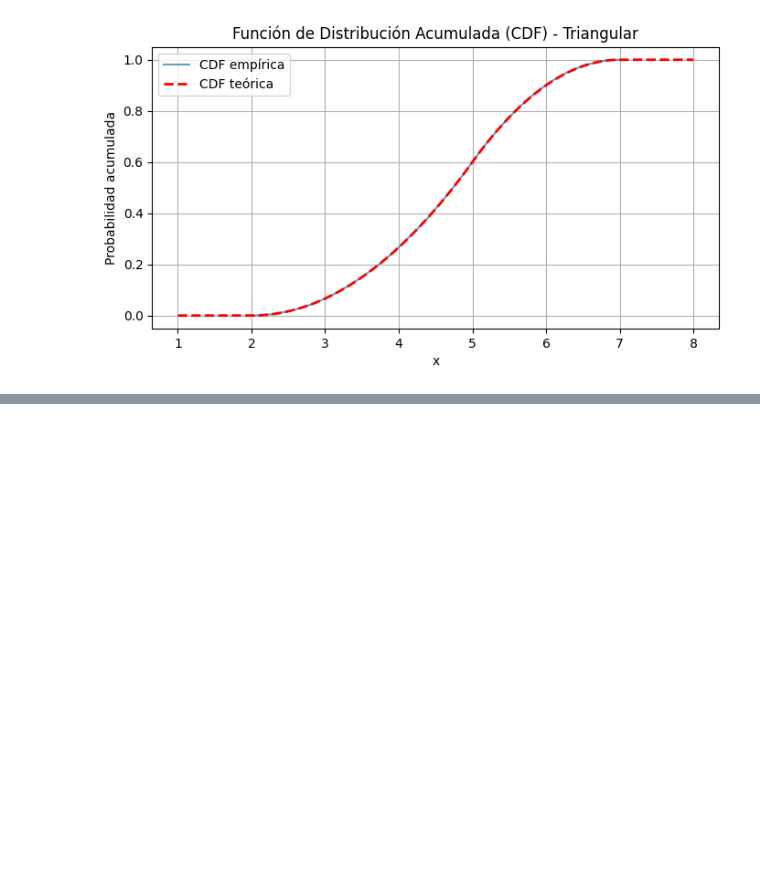
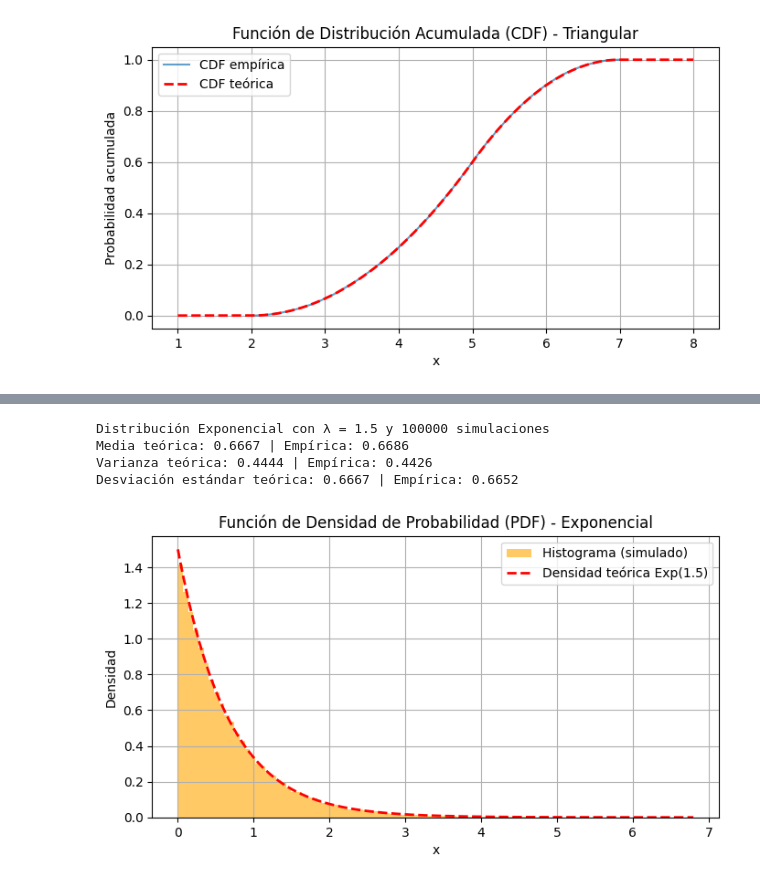
Before and after one commit to TonySC1300/Simulacion1, a Jupyter notebook: Catalogo.ipynb, the cells around one changed output, grey strips where cells are left out. Drawn from its saved outputs; the diff is of its cells as text; code cells hidden in the pictures; blank space fills up the shorter version.

```diff
--- a/Catalogo.ipynb
+++ b/Catalogo.ipynb
@@ -371,0 +376,23 @@ Procedimiento:
+# %%
+# Parámetro de la distribución exponencial
+lmbda = 1.5  # tasa λ > 0
+
+# Valores teóricos
+exp_media_teo = 1 / lmbda
+exp_var_teo = 1 / lmbda**2
+exp_std_teo = np.sqrt(exp_var_teo)
+# %%
+# Función para simular la distribución exponencial con la transformada inversa
+def simular_exponencial(n):
+    lista_exp = []
+    for _ in range(n):
+        U = random()
+        x_exp = -log(U) / lmbda
+        lista_exp.append(x_exp)
+    return lista_exp
+# %%
+# Número de simulaciones
+k_exp = 100000
+
+# Llamada a la función
+datos_exp = simular_exponencial(k_exp)
@@ -371,0 +404,28 @@ Procedimiento:
+# %%
+# Imprimir resultados
+print(f"Distribución Exponencial con λ = {lmbda} y {k_exp} simulaciones")
+print(f"Media teórica: {exp_media_teo:.4f} | Empírica: {exp_media_emp:.4f}")
+print(f"Varianza teórica: {exp_var_teo:.4f} | Empírica: {exp_var_emp:.4f}")
+print(f"Desviación estándar teórica: {exp_std_teo:.4f} | Empírica: {exp_std_emp:.4f}")
+print("")
+# %% [output]
+Distribución Exponencial con λ = 1.5 y 100000 simulaciones
+Media teórica: 0.6667 | Empírica: 0.6686
+Varianza teórica: 0.4444 | Empírica: 0.4426
+Desviación estándar teórica: 0.6667 | Empírica: 0.6652
+# %%
+# === GRAFICAR HISTOGRAMA + DENSIDAD TEÓRICA ===
+x_exp_vals = np.linspace(0, max(datos_exp), 1000)
+pdf_exp = lmbda * np.exp(-lmbda * x_exp_vals)
+
+plt.figure(figsize=(8, 4))
+plt.hist(datos_exp, bins=100, density=True, alpha=0.6, label="Histograma (simulado)", color='orange')
+plt.plot(x_exp_vals, pdf_exp, 'r--', label=f'Densidad teórica Exp({lmbda})', linewidth=2)
+plt.title('Función de Densidad de Probabilidad (PDF) - Exponencial')
+plt.xlabel('x')
+plt.ylabel('Densidad')
+plt.legend()
+plt.grid(True)
+plt.show()
+# %% [output]
+[figure, added]
```
Also changed, not shown: parts of 16 cells of this notebook.
